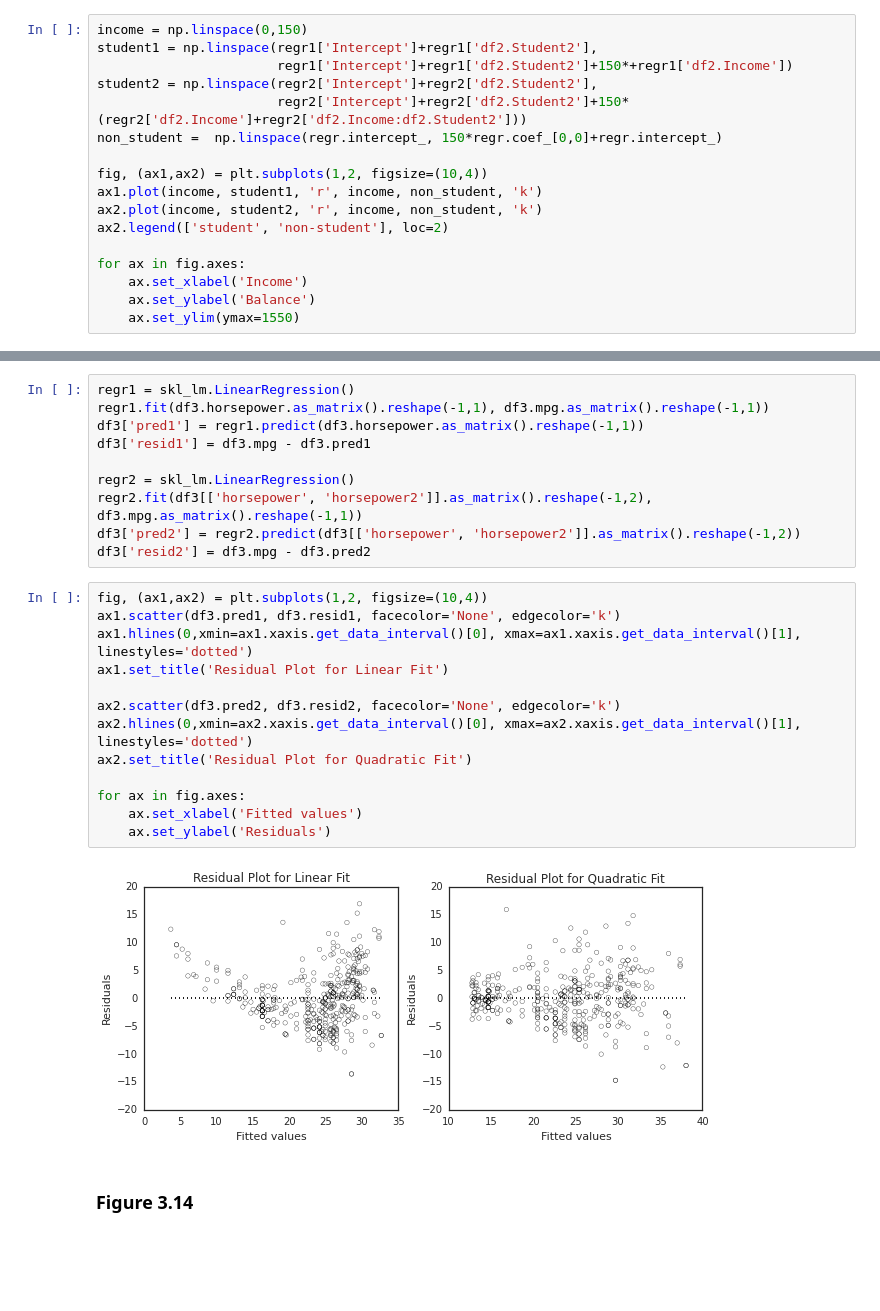
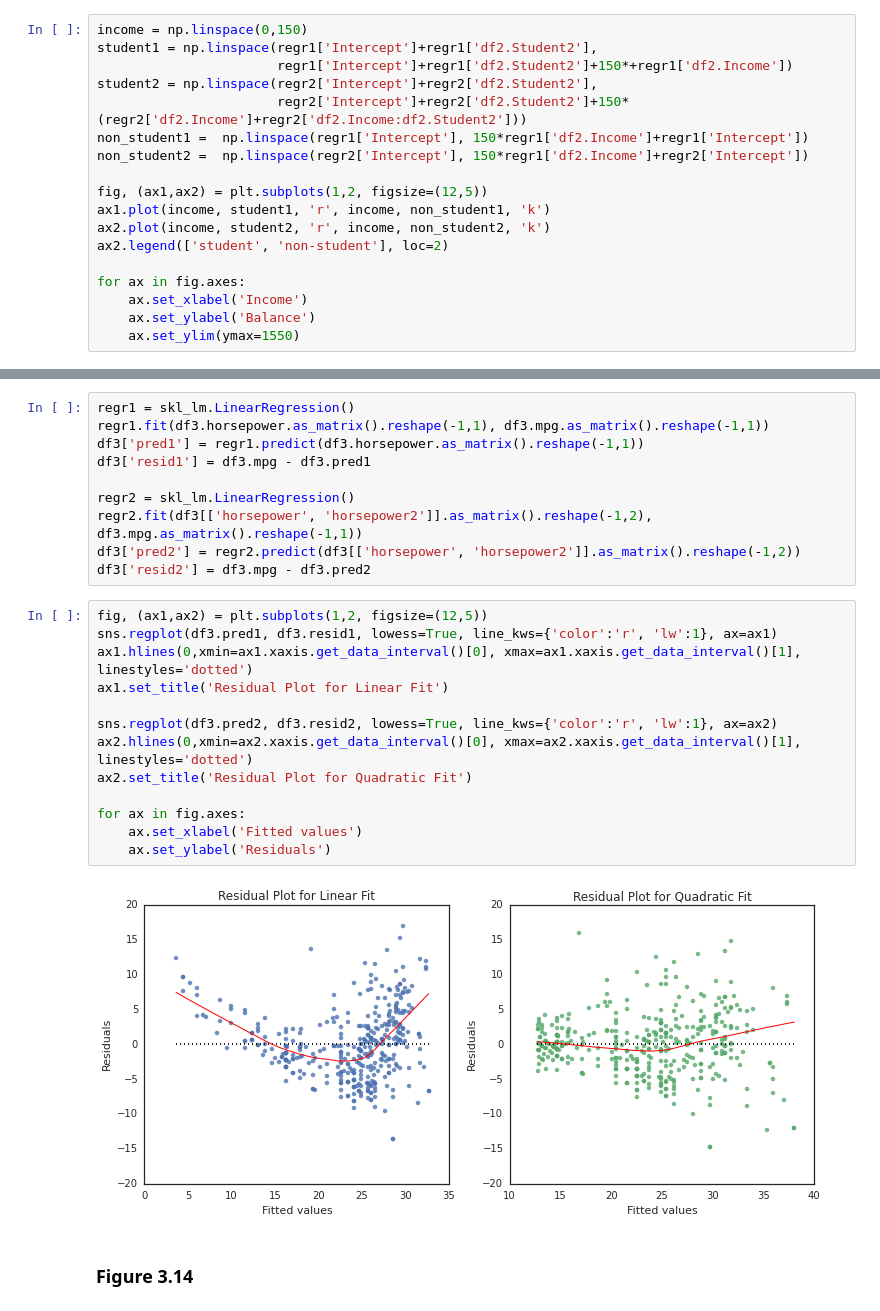
Before and after one commit to JWarmenhoven/ISLR-python, a Jupyter notebook: Chapter 3.ipynb, the cells around one changed output, grey strips where cells are left out. Saved outputs shown, nothing was run; the diff lists cells and outputs as text; blank space fills up the shorter version.

```diff
--- a/Chapter 3.ipynb
+++ b/Chapter 3.ipynb
@@ -402,11 +403,12 @@ student1 = np.linspace(regr1['Intercept']+regr1['df2.Student2'],
                        regr1['Intercept']+regr1['df2.Student2']+150*+regr1['df2.Income'])
 student2 = np.linspace(regr2['Intercept']+regr2['df2.Student2'],
                        regr2['Intercept']+regr2['df2.Student2']+150*(regr2['df2.Income']+regr2['df2.Income:df2.Student2']))
-non_student =  np.linspace(regr.intercept_, 150*regr.coef_[0,0]+regr.intercept_)
+non_student1 =  np.linspace(regr1['Intercept'], 150*regr1['df2.Income']+regr1['Intercept'])
+non_student2 =  np.linspace(regr2['Intercept'], 150*regr1['df2.Income']+regr2['Intercept'])
 
-fig, (ax1,ax2) = plt.subplots(1,2, figsize=(10,4))
-ax1.plot(income, student1, 'r', income, non_student, 'k')
-ax2.plot(income, student2, 'r', income, non_student, 'k')
+fig, (ax1,ax2) = plt.subplots(1,2, figsize=(12,5))
+ax1.plot(income, student1, 'r', income, non_student1, 'k')
+ax2.plot(income, student2, 'r', income, non_student2, 'k')
 ax2.legend(['student', 'non-student'], loc=2)
 
 for ax in fig.axes:
@@ -478,20 +480,20 @@ regr2.fit(df3[['horsepower', 'horsepower2']].as_matrix().reshape(-1,2), df3.mpg.
 df3['pred2'] = regr2.predict(df3[['horsepower', 'horsepower2']].as_matrix().reshape(-1,2))
 df3['resid2'] = df3.mpg - df3.pred2
 # %%
-fig, (ax1,ax2) = plt.subplots(1,2, figsize=(10,4))
-ax1.scatter(df3.pred1, df3.resid1, facecolor='None', edgecolor='k')
+fig, (ax1,ax2) = plt.subplots(1,2, figsize=(12,5))
+sns.regplot(df3.pred1, df3.resid1, lowess=True, line_kws={'color':'r', 'lw':1}, ax=ax1)
 ax1.hlines(0,xmin=ax1.xaxis.get_data_interval()[0], xmax=ax1.xaxis.get_data_interval()[1], linestyles='dotted')
 ax1.set_title('Residual Plot for Linear Fit')
 
-ax2.scatter(df3.pred2, df3.resid2, facecolor='None', edgecolor='k')
+sns.regplot(df3.pred2, df3.resid2, lowess=True, line_kws={'color':'r', 'lw':1}, ax=ax2)
 ax2.hlines(0,xmin=ax2.xaxis.get_data_interval()[0], xmax=ax2.xaxis.get_data_interval()[1], linestyles='dotted')
 ax2.set_title('Residual Plot for Quadratic Fit')
 
 for ax in fig.axes:
     ax.set_xlabel('Fitted values')
     ax.set_ylabel('Residuals')
 # %% [output]
-[figure, old version]
+[figure, new version]
 # %% [markdown]
 ### Figure 3.14
 # %%
```
Also changed, not shown: parts of 20 cells of this notebook, 1 other file.
